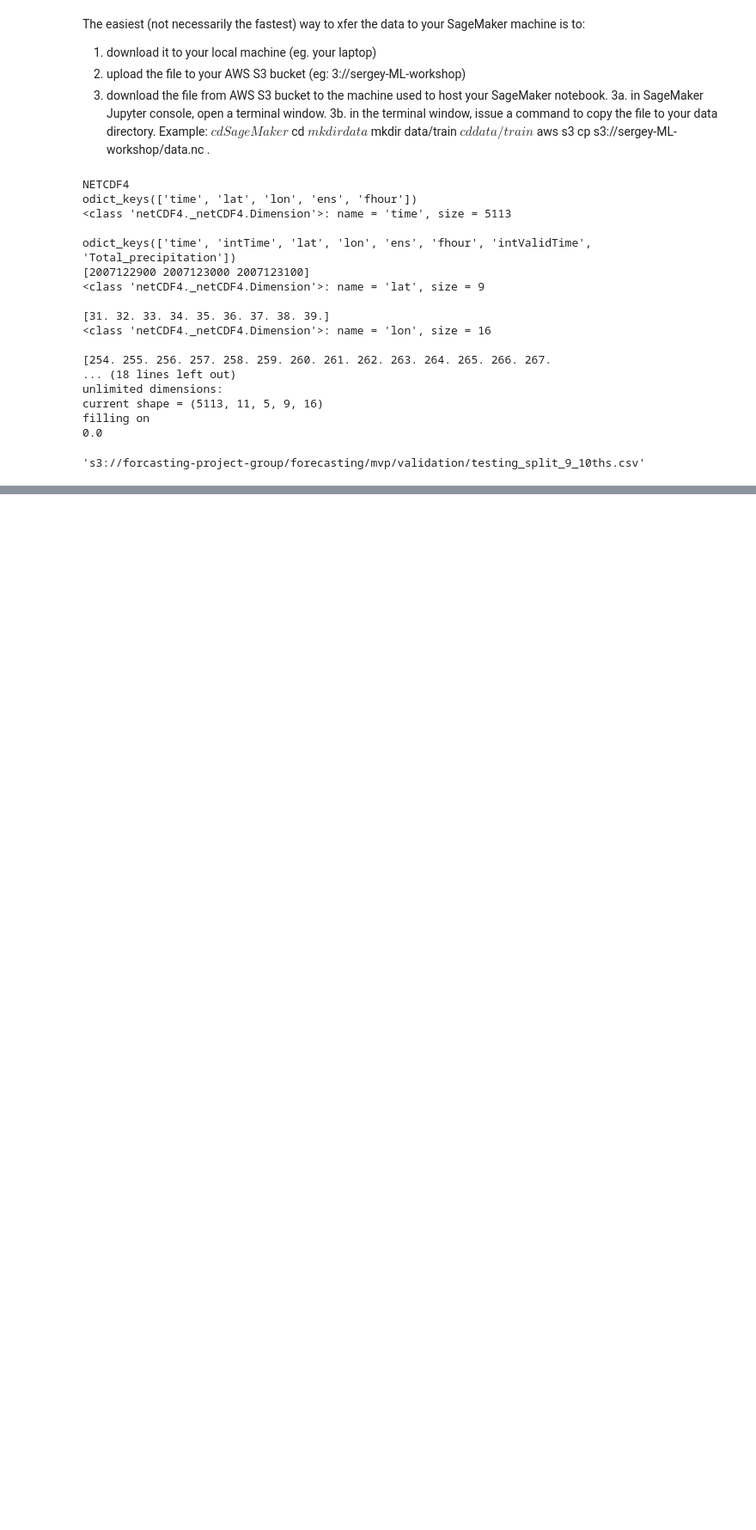
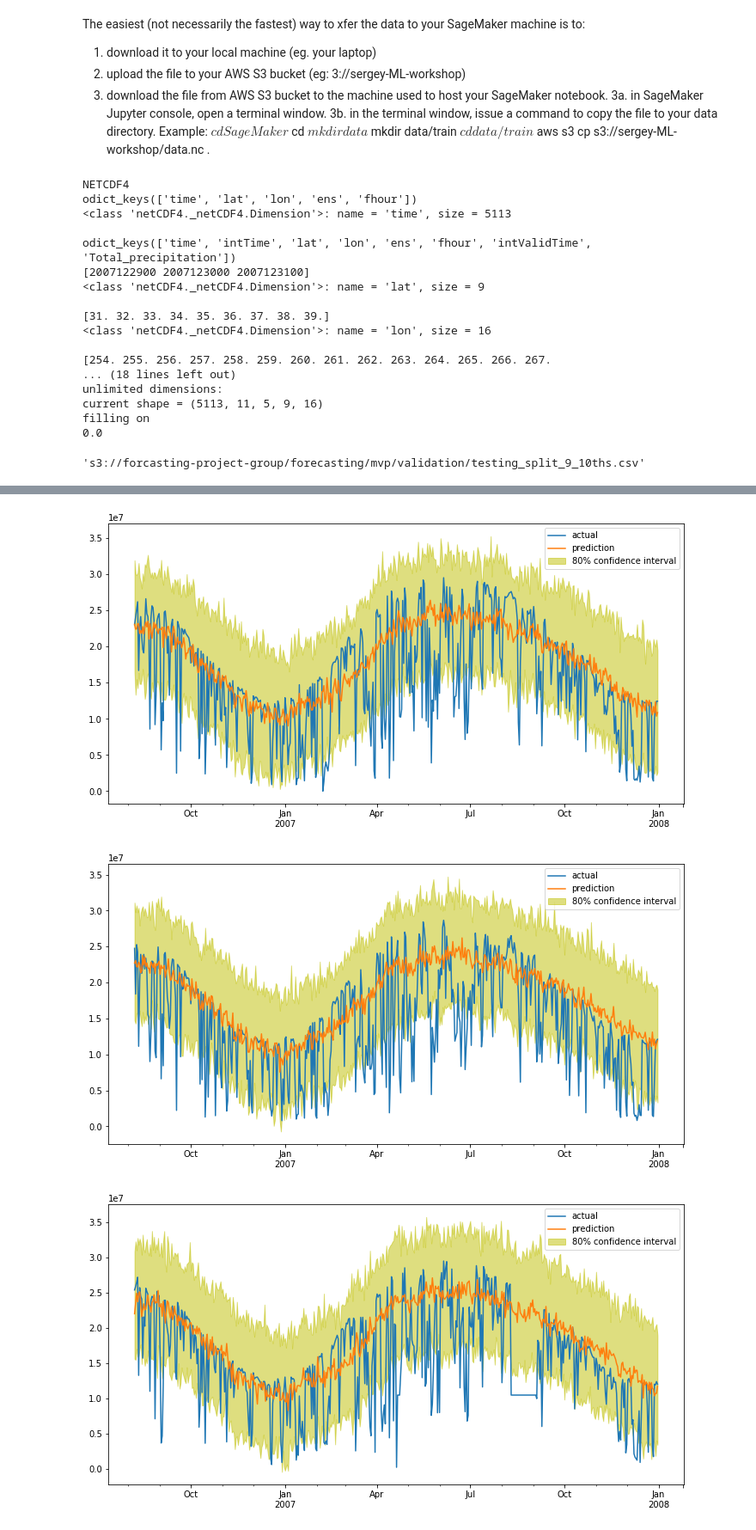
Before and after one commit to jmichuda/solar-forecasting-sagemaker, a Jupyter notebook: jupyter_notebooks/baseline_predictor_solar_only.ipynb, the cells around one changed output, grey strips where cells are left out. Shown: that part at 86% size. Saved outputs shown, nothing was run; the diff lists cells and outputs as text; code cells hidden in the pictures; blank space fills up the shorter version.

Commit message:
fixing to actually display predictions

```diff
--- a/jupyter_notebooks/baseline_predictor_solar_only.ipynb
+++ b/jupyter_notebooks/baseline_predictor_solar_only.ipynb
@@ -132,7 +132,7 @@ for col in training.columns:
 
 time_series = []
 for col in testing.columns:
-    time_series.append(training[col])
+    time_series.append(testing[col])
 # %%
 encoding = "utf-8"
 freq = 'D'
@@ -295,13 +297,17 @@ actual_data = time_series[:5]
 # %%
 import matplotlib.pyplot as plt
 for k in range(len(list_of_df)):
     plt.figure(figsize=(12,6))
     actual_data[k].index = pd.to_datetime(actual_data[k].index, format='%Y%m%d')
-    actual_data[k][-prediction_length-context_length:].plot(label='target')
+    actual_data[k][-prediction_length-context_length:].plot(label='actual')
     p10 = list_of_df[k]['0.1']
     p90 = list_of_df[k]['0.9']
     plt.fill_between(p10.index, p10, p90, color='y', alpha=0.5, label='80% confidence interval')
     list_of_df[k].index = pd.to_datetime(list_of_df[k].index, format='%Y%m%d')
-    list_of_df[k]['0.5'].plot(label='prediction median')
+    list_of_df[k]['0.5'].plot(label='prediction')
     plt.legend()
     plt.show()
+# %% [output]
+[figure, added]
+[figure, added]
+[figure, added]
```
Also changed, not shown: parts of 4 cells of this notebook.
